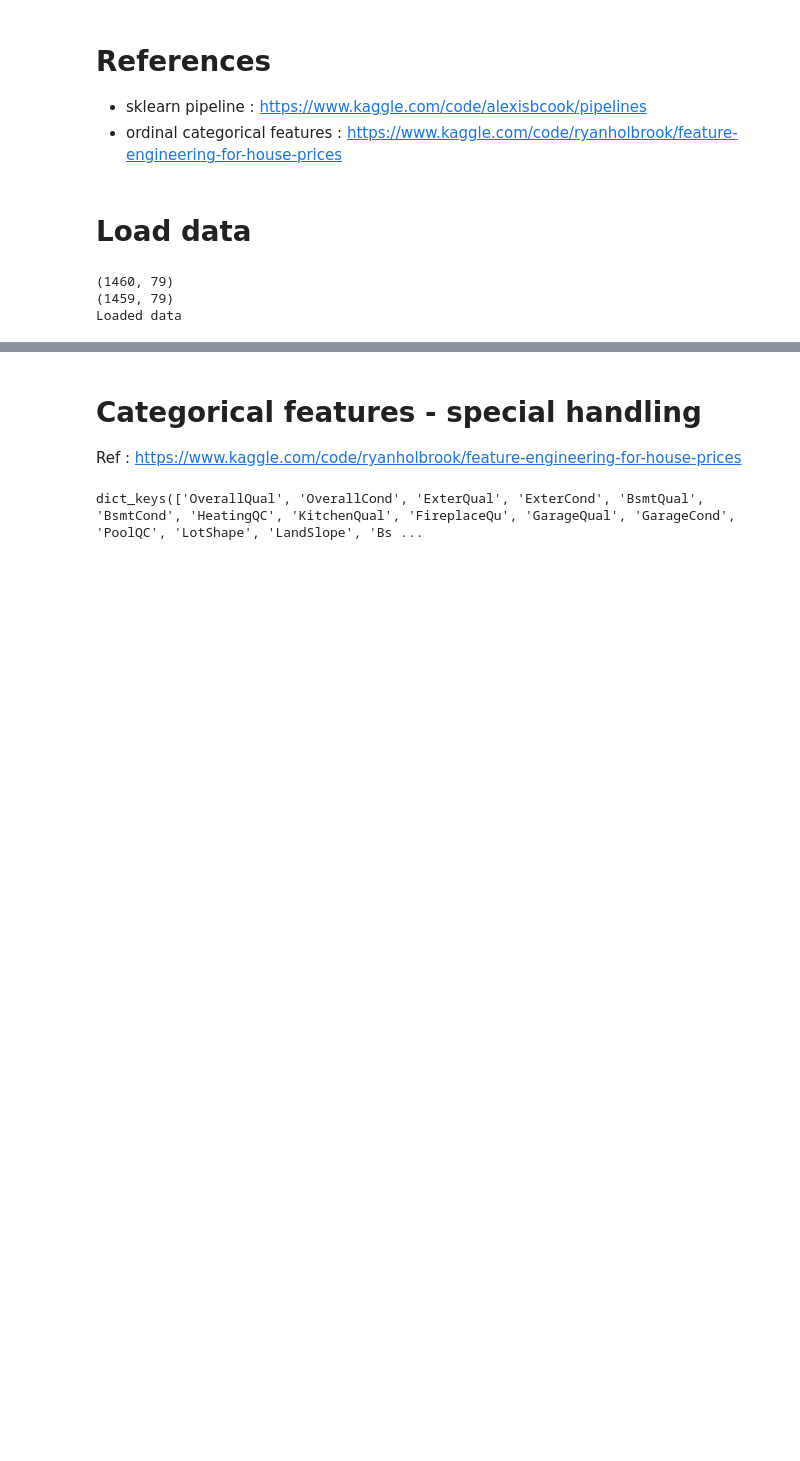
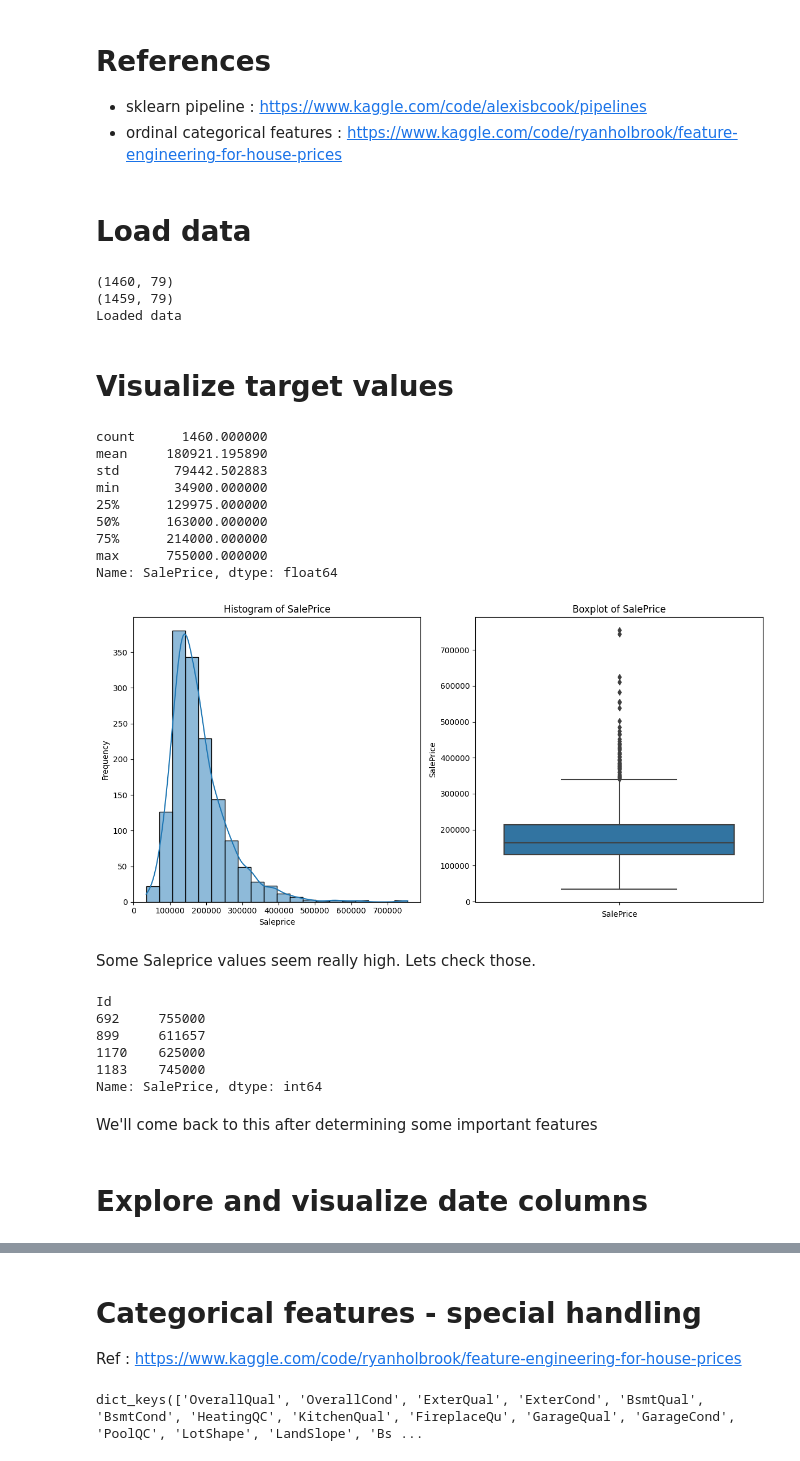
Before and after one commit to abhivij/housing_price_prediction, a Jupyter notebook: housing-price-prediction-part-2-exploratory.ipynb, the cells around one changed output, grey strips where cells are left out. Saved outputs shown, nothing was run; the diff lists cells and outputs as text; code cells hidden in the pictures; blank space fills up the shorter version.

Commit message:
enhanced data exploration and visualization

```diff
--- a/housing-price-prediction-part-2-exploratory.ipynb
+++ b/housing-price-prediction-part-2-exploratory.ipynb
@@ -47,3 +53,49 @@ print("Loaded data")
 (1460, 79)
 (1459, 79)
 Loaded data
+# %% [markdown]
+# Visualize target values
+# %%
+print(y.describe())
+
+warnings.filterwarnings("ignore", message="use_inf_as_na option is deprecated")
+
+fig, axes = plt.subplots(1, 2, figsize=(12, 6))
+
+sns.histplot(y, bins=20, kde=True, ax=axes[0])
+axes[0].set_title("Histogram of SalePrice")
+axes[0].set_xlabel("Saleprice")
+axes[0].set_ylabel("Frequency")
+
+sns.boxplot(y=y, ax=axes[1])
+axes[1].set_title("Boxplot of SalePrice")
+axes[1].set_xlabel("SalePrice")
+
+plt.tight_layout()
+plt.show()
+# %% [output]
+count      1460.000000
+mean     180921.195890
+std       79442.502883
+min       34900.000000
+25%      129975.000000
+50%      163000.000000
+75%      214000.000000
+max      755000.000000
+Name: SalePrice, dtype: float64
+[figure, added]
+# %% [markdown]
+Some Saleprice values seem really high. Lets check those.
+# %%
+y[y > 600000]
+# %% [output]
+Id
+692     755000
+899     611657
+1170    625000
+1183    745000
+Name: SalePrice, dtype: int64
+# %% [markdown]
+We'll come back to this after determining some important features
+# %% [markdown]
+# Explore and visualize date columns
```
Also changed, not shown: parts of 100 cells of this notebook.
